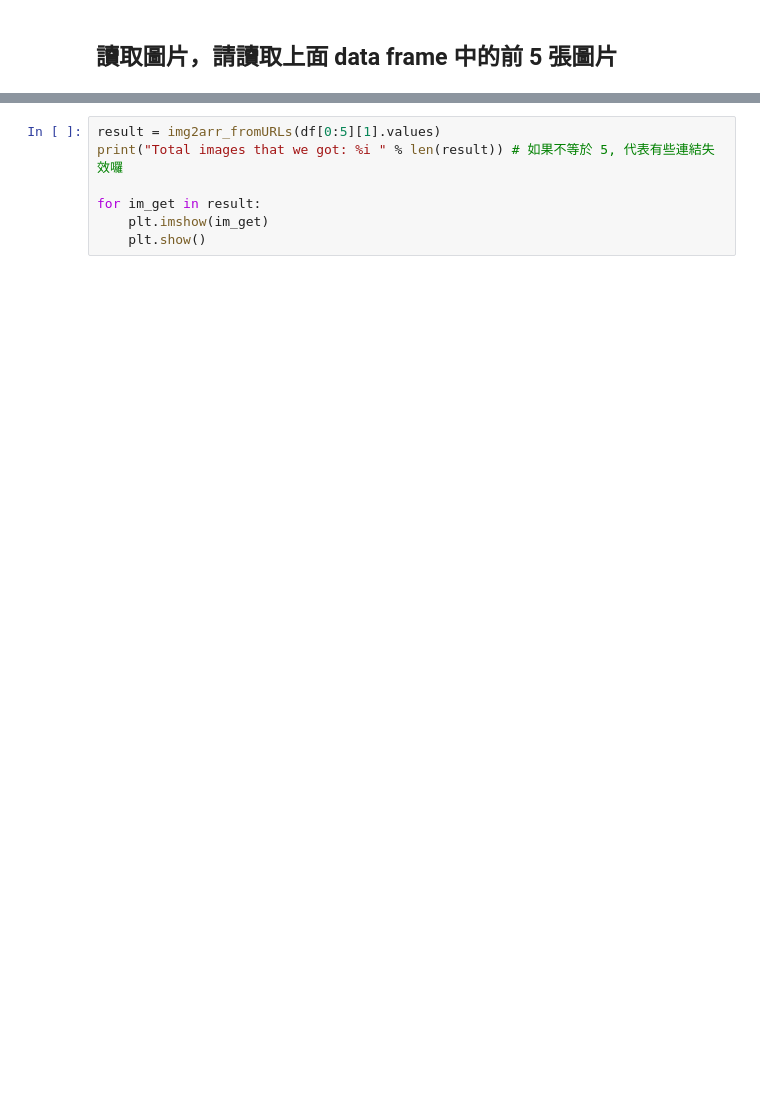
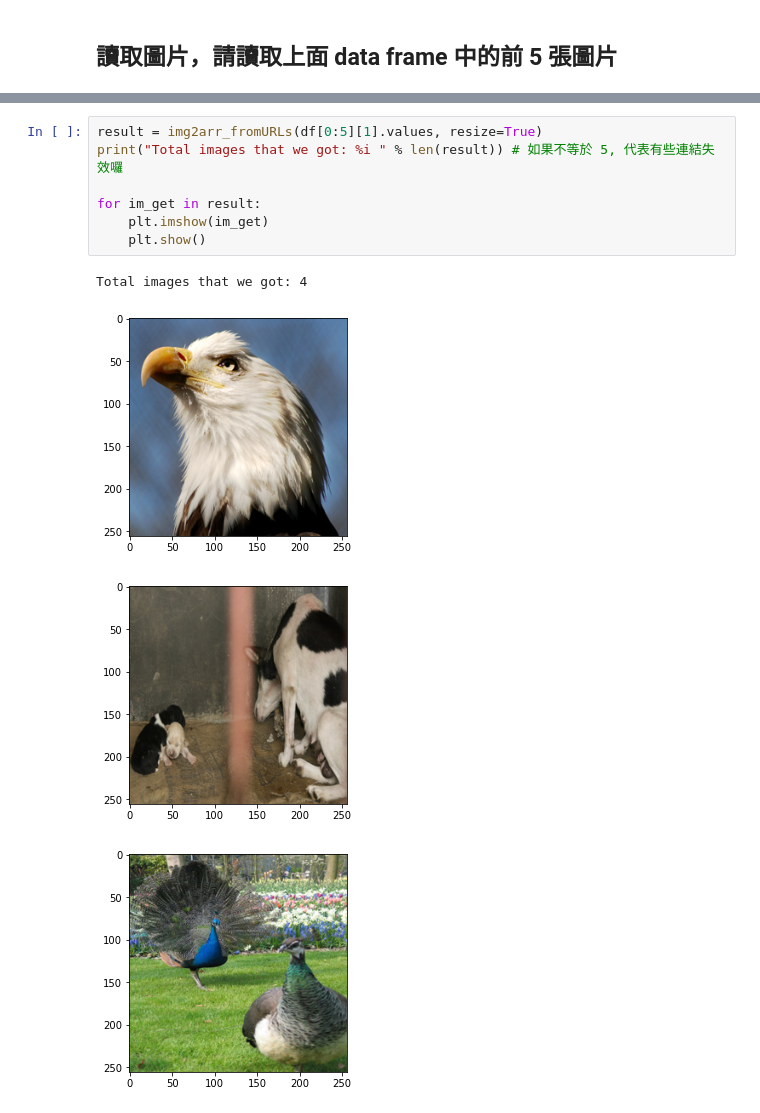
Before and after one commit to cz0824chris/ML100Days, a Jupyter notebook: homework/Day_005-2_HW.ipynb, the cells around one changed output, grey strips where cells are left out. Saved outputs shown, nothing was run; the diff lists cells and outputs as text; blank space fills up the shorter version.

```diff
--- a/homework/Day_005-2_HW.ipynb
+++ b/homework/Day_005-2_HW.ipynb
@@ -80,7 +73,12 @@ def img2arr_fromURLs(url_list, resize = False):
 # %%
-result = img2arr_fromURLs(df[0:5][1].values)
+result = img2arr_fromURLs(df[0:5][1].values, resize=True)
 print("Total images that we got: %i " % len(result)) # 如果不等於 5, 代表有些連結失效囉
 
 for im_get in result:
     plt.imshow(im_get)
     plt.show()
+# %% [output]
+Total images that we got: 4
+[figure, added]
+[figure, added]
+[figure, added]
```
Also changed, not shown: parts of 5 cells of this notebook.
